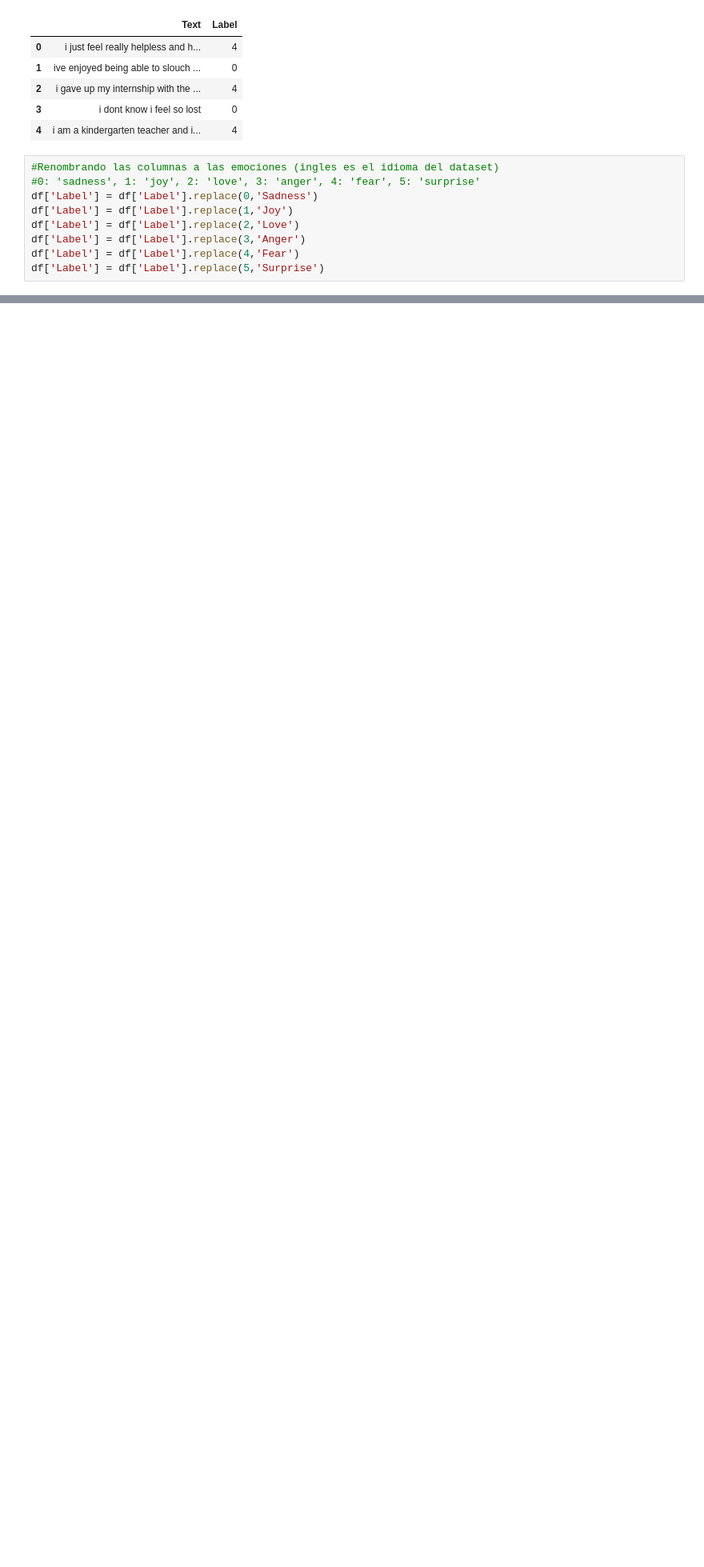
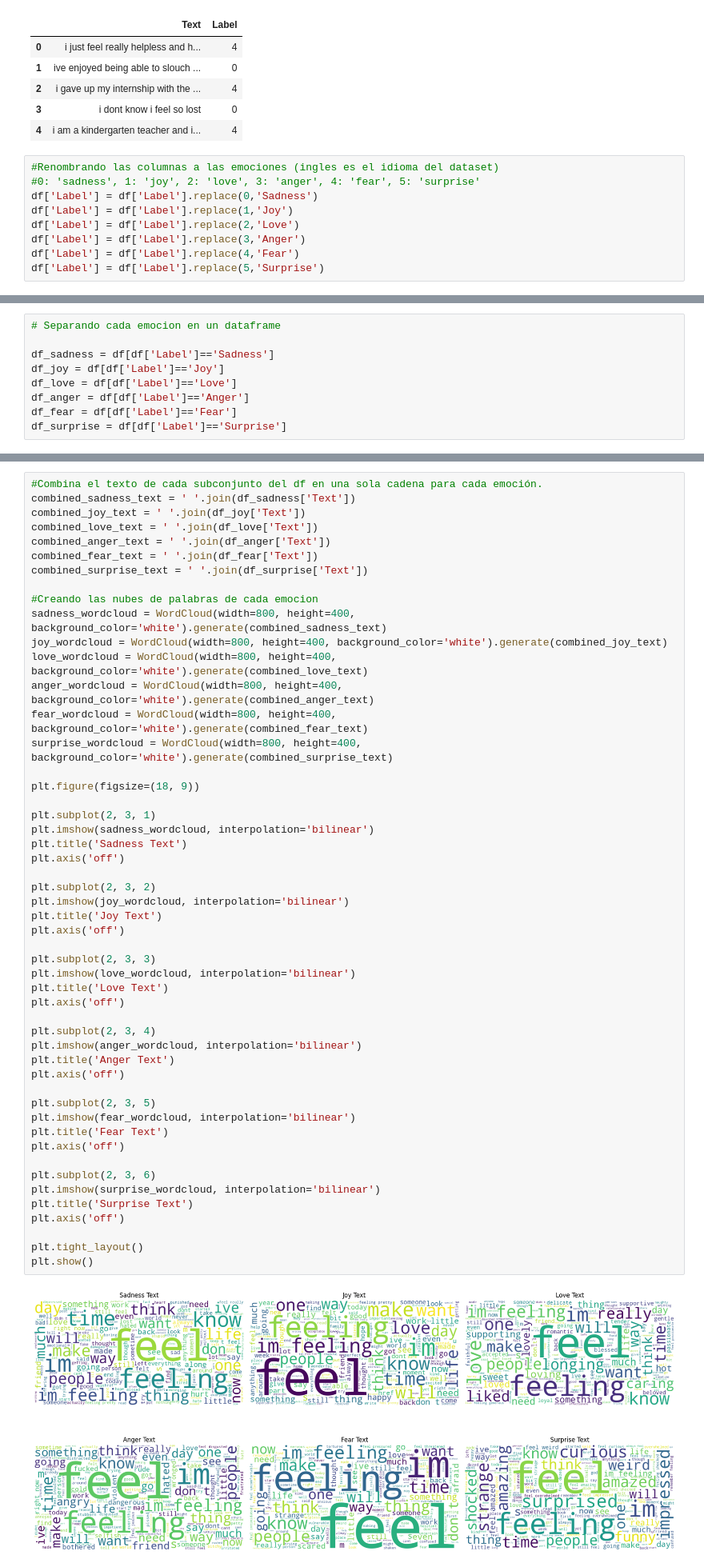
Before and after one commit to KevinPrietoBorges/Analisis_Emociones, a Jupyter notebook: Analisis_Emociones.ipynb, the cells around one changed output, grey strips where cells are left out. Shown at 80% size. Saved outputs shown, nothing was run; the diff lists cells and outputs as text; blank space fills up the shorter version.

Commit message:
Kaggle Notebook | Analisis_Emociones | Version 2

```diff
--- a/Analisis_Emociones.ipynb
+++ b/Analisis_Emociones.ipynb
@@ -113,0 +116,9 @@ plt.show()
+# %%
+# Separando cada emocion en un dataframe
+
+df_sadness = df[df['Label']=='Sadness']
+df_joy = df[df['Label']=='Joy']
+df_love = df[df['Label']=='Love']
+df_anger = df[df['Label']=='Anger']
+df_fear = df[df['Label']=='Fear']
+df_surprise = df[df['Label']=='Surprise']
@@ -113,0 +128,53 @@ plt.show()
+# %%
+#Combina el texto de cada subconjunto del df en una sola cadena para cada emoción.
+combined_sadness_text = ' '.join(df_sadness['Text'])
+combined_joy_text = ' '.join(df_joy['Text'])
+combined_love_text = ' '.join(df_love['Text'])
+combined_anger_text = ' '.join(df_anger['Text'])
+combined_fear_text = ' '.join(df_fear['Text'])
+combined_surprise_text = ' '.join(df_surprise['Text'])
+
+#Creando las nubes de palabras de cada emocion
+sadness_wordcloud = WordCloud(width=800, height=400, background_color='white').generate(combined_sadness_text)
+joy_wordcloud = WordCloud(width=800, height=400, background_color='white').generate(combined_joy_text)
+love_wordcloud = WordCloud(width=800, height=400, background_color='white').generate(combined_love_text)
+anger_wordcloud = WordCloud(width=800, height=400, background_color='white').generate(combined_anger_text)
+fear_wordcloud = WordCloud(width=800, height=400, background_color='white').generate(combined_fear_text)
+surprise_wordcloud = WordCloud(width=800, height=400, background_color='white').generate(combined_surprise_text)
+
+plt.figure(figsize=(18, 9))
+
+plt.subplot(2, 3, 1)
+plt.imshow(sadness_wordcloud, interpolation='bilinear')
+plt.title('Sadness Text')
+plt.axis('off')
+
+plt.subplot(2, 3, 2)
+plt.imshow(joy_wordcloud, interpolation='bilinear')
+plt.title('Joy Text')
+plt.axis('off')
+
+plt.subplot(2, 3, 3)
+plt.imshow(love_wordcloud, interpolation='bilinear')
+plt.title('Love Text')
+plt.axis('off')
+
+plt.subplot(2, 3, 4)
+plt.imshow(anger_wordcloud, interpolation='bilinear')
+plt.title('Anger Text')
+plt.axis('off')
+
+plt.subplot(2, 3, 5)
+plt.imshow(fear_wordcloud, interpolation='bilinear')
+plt.title('Fear Text')
+plt.axis('off')
+
+plt.subplot(2, 3, 6)
+plt.imshow(surprise_wordcloud, interpolation='bilinear')
+plt.title('Surprise Text')
+plt.axis('off')
+
+plt.tight_layout()
+plt.show()
+# %% [output]
+[figure, added]
```
Also changed, not shown: parts of 7 cells of this notebook.
